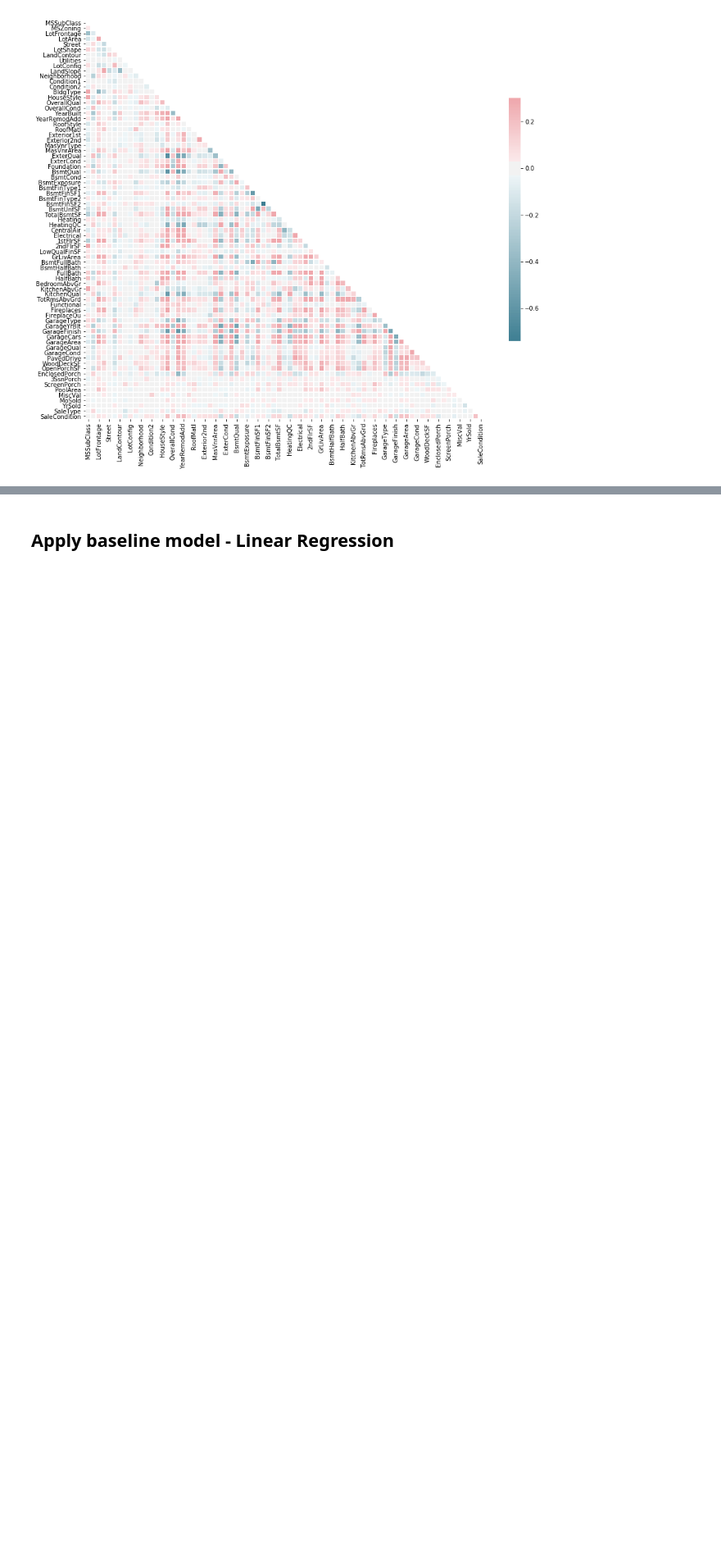
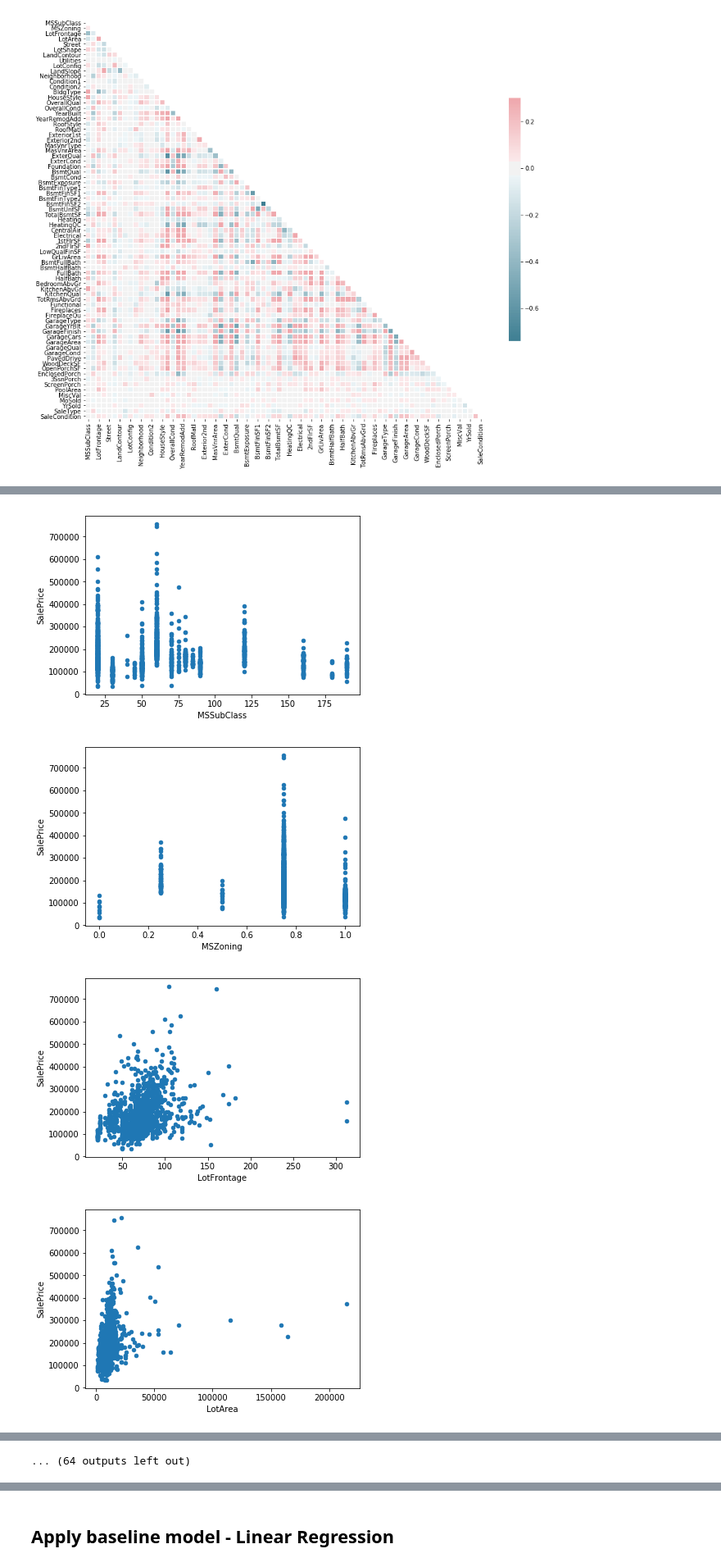
Before and after one commit to wakandan/kaggle, a Jupyter notebook: house-price/baseline-linear-regession.ipynb, the cells around one changed output, grey strips where cells are left out. Shown at 82% size. Drawn from its saved outputs; the diff is of its cells as text; code cells hidden in the pictures; blank space fills up the shorter version.

```diff
--- a/house-price/baseline-linear-regession.ipynb
+++ b/house-price/baseline-linear-regession.ipynb
@@ -132,0 +138,9 @@ array([[<matplotlib.axes._subplots.AxesSubplot object at 0x...>,
+# %%
+for column in train_df.columns:
+    train_df.plot.scatter(column, 'SalePrice')
+# pd.concat([train_df, y]).columns
+# %% [output]
+[figure, added]
+[figure, added]
+[figure, added]
+[figure, added]
@@ -132,0 +155 @@ array([[<matplotlib.axes._subplots.AxesSubplot object at 0x...>,
+... (64 outputs left out)
```
Also changed, not shown: parts of 14 cells of this notebook, 1 other file.
